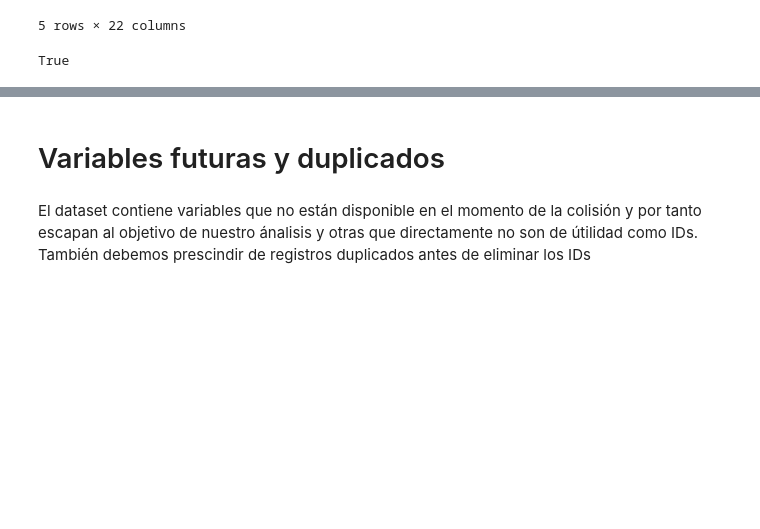
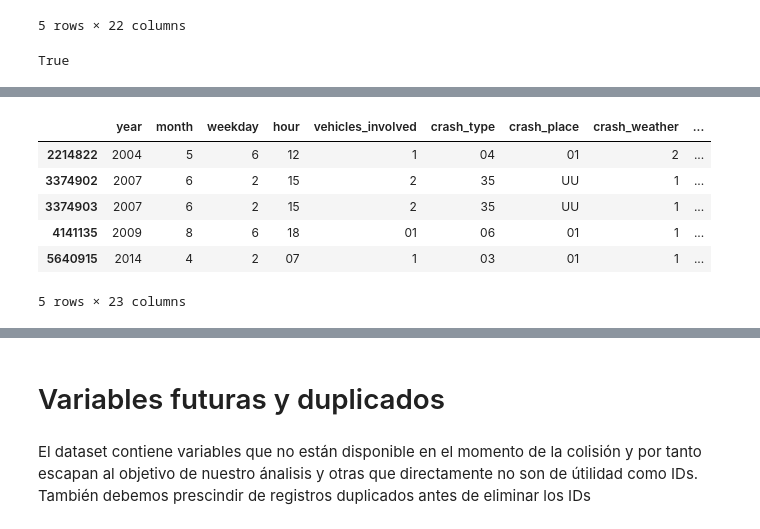
Before and after one commit to AMM53/Accidents-Prediction, a Jupyter notebook: notebooks/DescriptiveAnalysis.ipynb, the cells around one changed output, grey strips where cells are left out. Drawn from its saved outputs; the diff is of its cells as text; code cells hidden in the pictures; blank space fills up the shorter version.

```diff
--- a/notebooks/DescriptiveAnalysis.ipynb
+++ b/notebooks/DescriptiveAnalysis.ipynb
@@ -97,0 +118,10 @@ df['vehicle_age'] = df.year - pd.to_numeric(df.vehicle_year, errors= "coerce")
+# %%
+df.loc[df['vehicle_age'] == 78]
+# %% [output]
+|  | year | month | weekday | hour | vehicles_involved | crash_type | crash_place | crash_weather | ... |
+| 2214822 | 2004 | 5 | 6 | 12 | 1 | 04 | 01 | 2 | ... |
+| 3374902 | 2007 | 6 | 2 | 15 | 2 | 35 | UU | 1 | ... |
+| 3374903 | 2007 | 6 | 2 | 15 | 2 | 35 | UU | 1 | ... |
+| 4141135 | 2009 | 8 | 6 | 18 | 01 | 06 | 01 | 1 | ... |
+| 5640915 | 2014 | 4 | 2 | 07 | 1 | 03 | 01 | 1 | ... |
+5 rows × 23 columns
```
Also changed, not shown: parts of 15 cells of this notebook.
